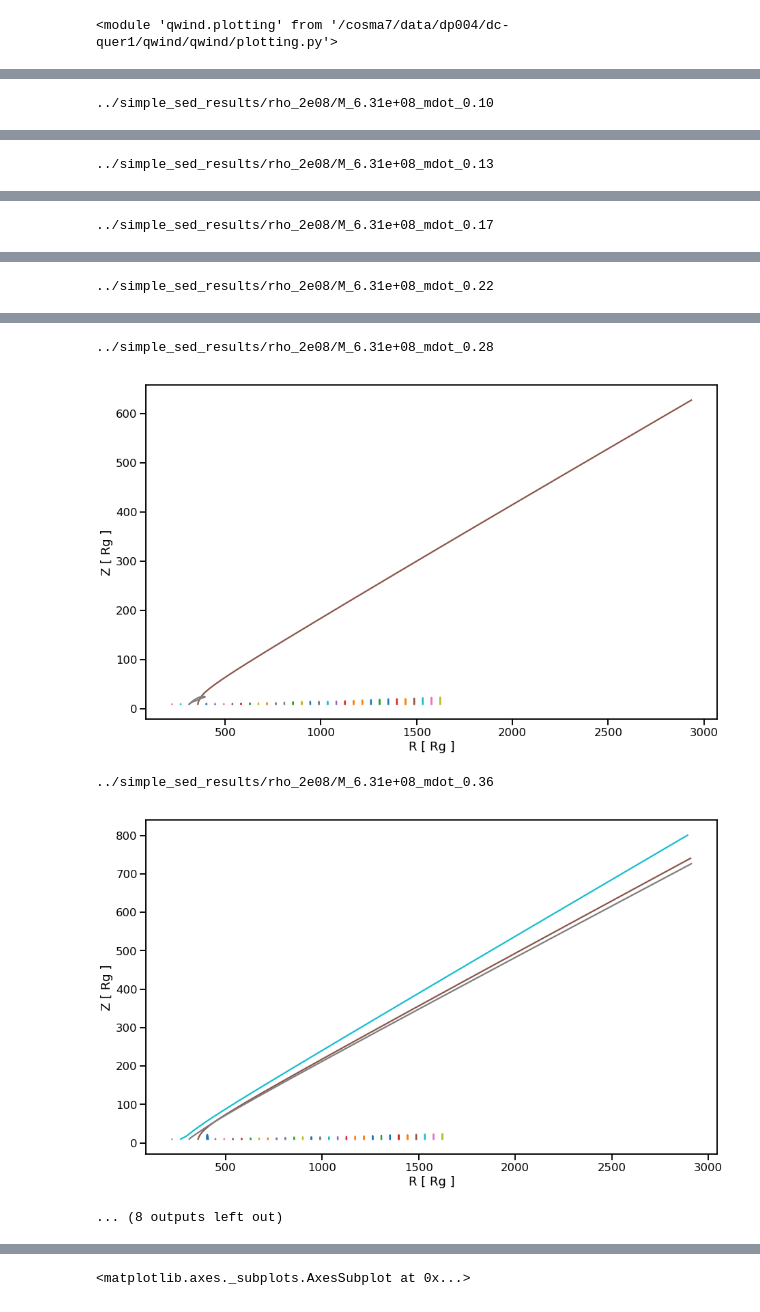
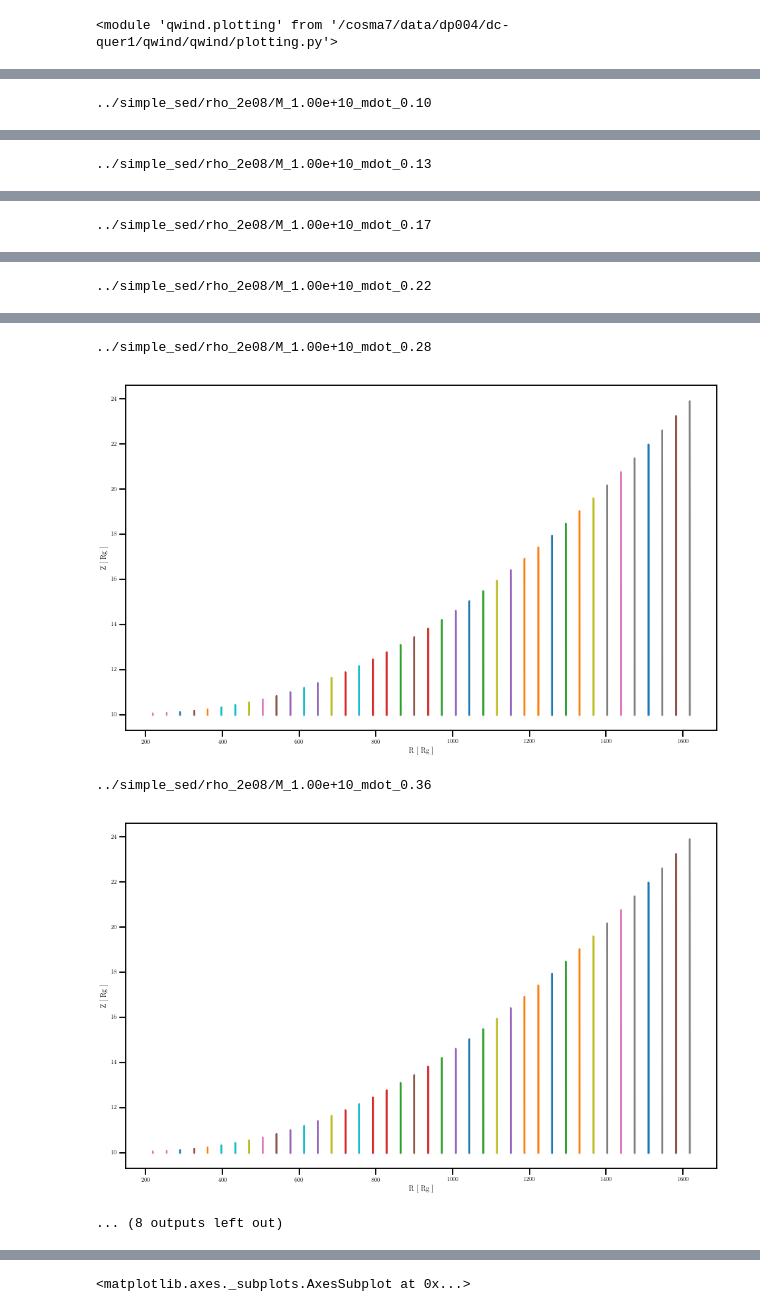
Before and after one commit to arnauqb/qwind, a Jupyter notebook: Notebooks/0_read_grid_data.ipynb, the cells around one changed output, grey strips where cells are left out. Drawn from its saved outputs; the diff is of its cells as text; code cells hidden in the pictures.

```diff
--- a/Notebooks/0_read_grid_data.ipynb
+++ b/Notebooks/0_read_grid_data.ipynb
@@ -27,5 +47,5 @@ ax = plotting.plot_mloss_grid(GRID_FOLDER, title = "Full SED")
 # %%
-bhs = np.sort(glob("../simple_sed_results/rho_2e08/M_6.31e+08*"))
+bhs = np.sort(glob("../simple_sed/rho_2e08/M_1.00e+10*"))
 for bh in bhs:
     print(bh)
     lines = glob(os.path.join(bh,"line*"))
@@ -42,4 +62,4 @@ for bh in bhs:
 
 #plt.savefig("M1e9_lines.png", dpi = 300, bbox_to_inches = "tight")
 # %% [output]
-../simple_sed_results/rho_2e08/M_6.31e+08_mdot_0.10
+../simple_sed/rho_2e08/M_1.00e+10_mdot_0.10
@@ -47 +67 @@ for bh in bhs:
-../simple_sed_results/rho_2e08/M_6.31e+08_mdot_0.13
+../simple_sed/rho_2e08/M_1.00e+10_mdot_0.13
@@ -49 +69 @@ for bh in bhs:
-../simple_sed_results/rho_2e08/M_6.31e+08_mdot_0.17
+../simple_sed/rho_2e08/M_1.00e+10_mdot_0.17
@@ -51 +71 @@ for bh in bhs:
-../simple_sed_results/rho_2e08/M_6.31e+08_mdot_0.22
+../simple_sed/rho_2e08/M_1.00e+10_mdot_0.22
@@ -53,7 +73,7 @@ for bh in bhs:
-../simple_sed_results/rho_2e08/M_6.31e+08_mdot_0.28
+../simple_sed/rho_2e08/M_1.00e+10_mdot_0.28
-[figure, old version]
+[figure, new version]
-../simple_sed_results/rho_2e08/M_6.31e+08_mdot_0.36
+../simple_sed/rho_2e08/M_1.00e+10_mdot_0.36
-[figure, old version]
+[figure, new version]
 ... (8 outputs left out)
 # %%
 asd = pd.read_csv(lines[3])
```
Also changed, not shown: parts of 3 cells of this notebook, 9 other files.
